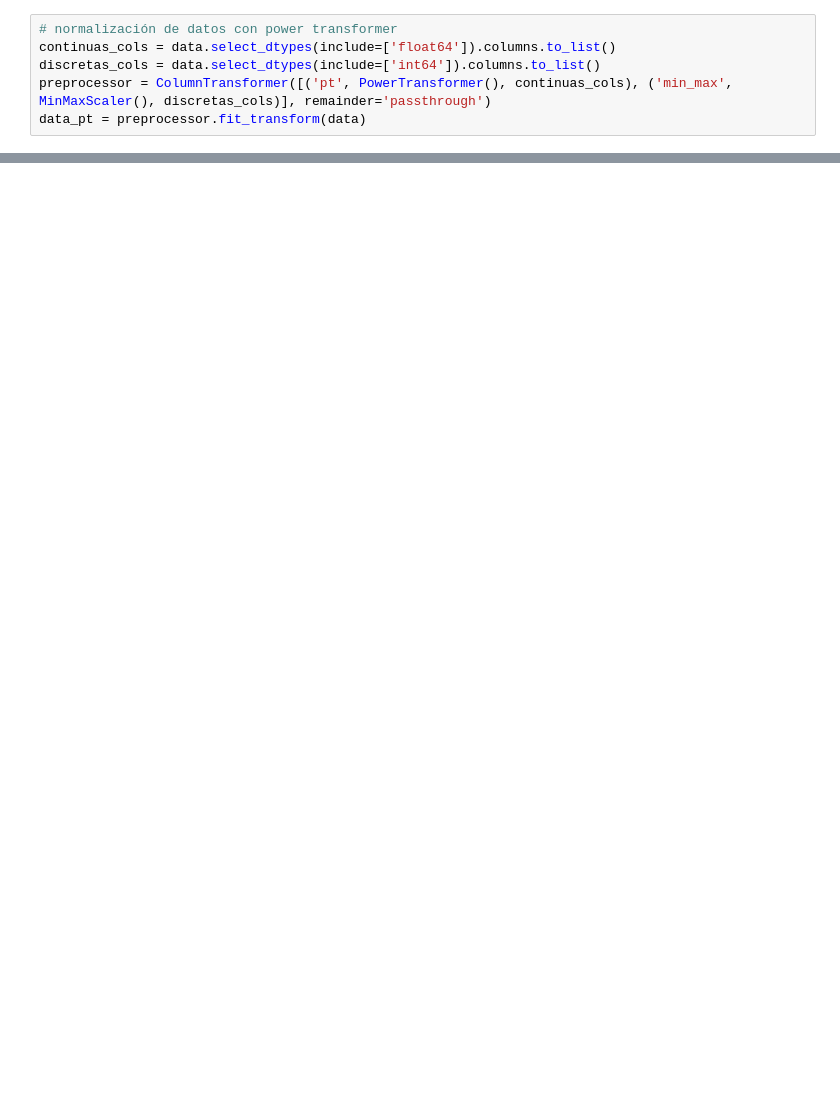
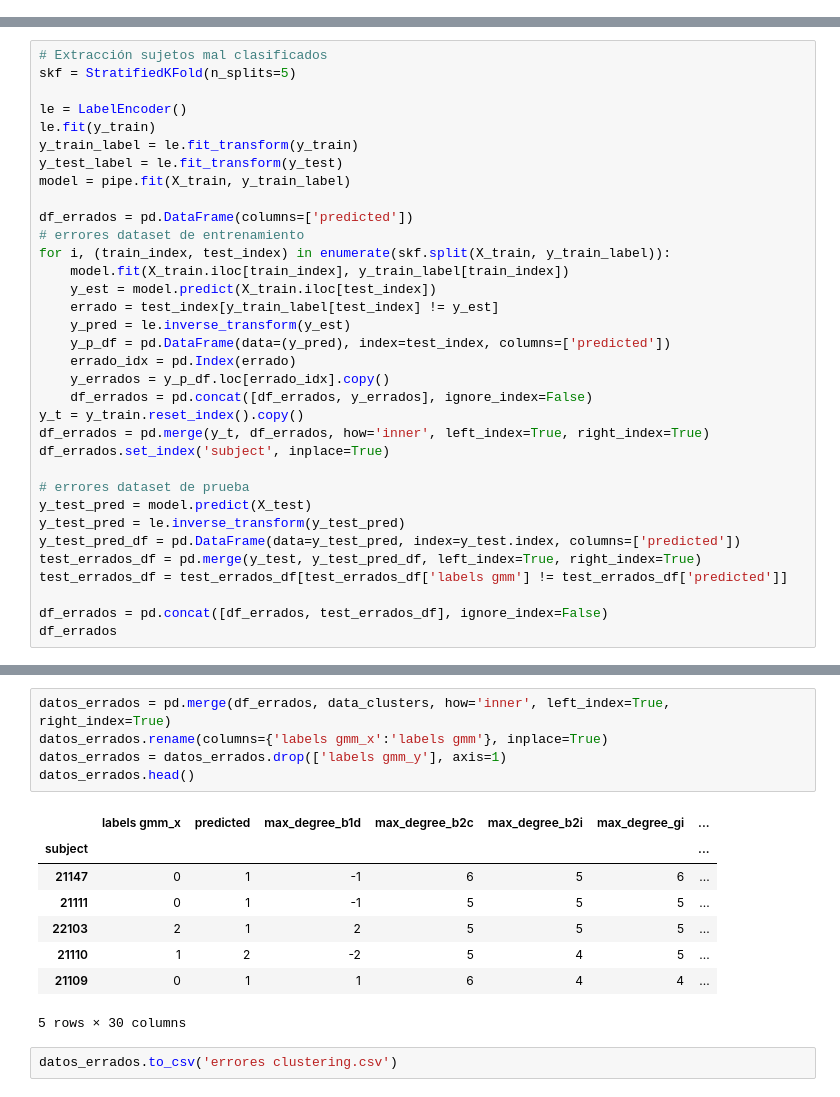
Before and after one commit to jhquiza/EEG_IAT, a Jupyter notebook: Modelos clustering.ipynb, the cells around one changed output, grey strips where cells are left out. Cells and saved outputs as stored; diff of their text form; blank space fills up the shorter version.

Commit message:
se añaden modelos de clasificación para validadr grupos

```diff
--- a/Modelos clustering.ipynb
+++ b/Modelos clustering.ipynb
@@ -49,6 +0,0 @@ data_sc = preprocessor.fit_transform(data)
-# %%
-# normalización de datos con power transformer
-continuas_cols = data.select_dtypes(include=['float64']).columns.to_list()
-discretas_cols = data.select_dtypes(include=['int64']).columns.to_list()
-preprocessor = ColumnTransformer([('pt', PowerTransformer(), continuas_cols), ('min_max', MinMaxScaler(), discretas_cols)], remainder='passthrough')
-data_pt = preprocessor.fit_transform(data)
@@ -440,0 +446,34 @@ data.to_csv('clusters_kmeans_3.csv')
+# %%
+# Extracción sujetos mal clasificados
+skf = StratifiedKFold(n_splits=5)
+
+le = LabelEncoder()
+le.fit(y_train)
+y_train_label = le.fit_transform(y_train)
+y_test_label = le.fit_transform(y_test)
+model = pipe.fit(X_train, y_train_label)
+
+df_errados = pd.DataFrame(columns=['predicted'])
+# errores dataset de entrenamiento
+for i, (train_index, test_index) in enumerate(skf.split(X_train, y_train_label)):
+    model.fit(X_train.iloc[train_index], y_train_label[train_index])
+    y_est = model.predict(X_train.iloc[test_index])
+    errado = test_index[y_train_label[test_index] != y_est]
+    y_pred = le.inverse_transform(y_est)
+    y_p_df = pd.DataFrame(data=(y_pred), index=test_index, columns=['predicted'])
+    errado_idx = pd.Index(errado)
+    y_errados = y_p_df.loc[errado_idx].copy()
+    df_errados = pd.concat([df_errados, y_errados], ignore_index=False)
+y_t = y_train.reset_index().copy()
+df_errados = pd.merge(y_t, df_errados, how='inner', left_index=True, right_index=True)
+df_errados.set_index('subject', inplace=True)
+
+# errores dataset de prueba
+y_test_pred = model.predict(X_test)
+y_test_pred = le.inverse_transform(y_test_pred)
+y_test_pred_df = pd.DataFrame(data=y_test_pred, index=y_test.index, columns=['predicted'])
+test_errados_df = pd.merge(y_test, y_test_pred_df, left_index=True, right_index=True)
+test_errados_df = test_errados_df[test_errados_df['labels gmm'] != test_errados_df['predicted']]
+
+df_errados = pd.concat([df_errados, test_errados_df], ignore_index=False)
+df_errados
@@ -440,0 +492,16 @@ data.to_csv('clusters_kmeans_3.csv')
+# %%
+datos_errados = pd.merge(df_errados, data_clusters, how='inner', left_index=True, right_index=True)
+datos_errados.rename(columns={'labels gmm_x':'labels gmm'}, inplace=True)
+datos_errados = datos_errados.drop(['labels gmm_y'], axis=1)
+datos_errados.head()
+# %% [output]
+|  | labels gmm_x | predicted | max_degree_b1d | max_degree_b2c | max_degree_b2i | max_degree_gi | ... |
+| subject |  |  |  |  |  |  | ... |
+| 21147 | 0 | 1 | -1 | 6 | 5 | 6 | ... |
+| 21111 | 0 | 1 | -1 | 5 | 5 | 5 | ... |
+| 22103 | 2 | 1 | 2 | 5 | 5 | 5 | ... |
+| 21110 | 1 | 2 | -2 | 5 | 4 | 5 | ... |
+| 21109 | 0 | 1 | 1 | 6 | 4 | 4 | ... |
+5 rows × 30 columns
+# %%
+datos_errados.to_csv('errores clustering.csv')
```
Also changed, not shown: parts of 43 cells of this notebook.
